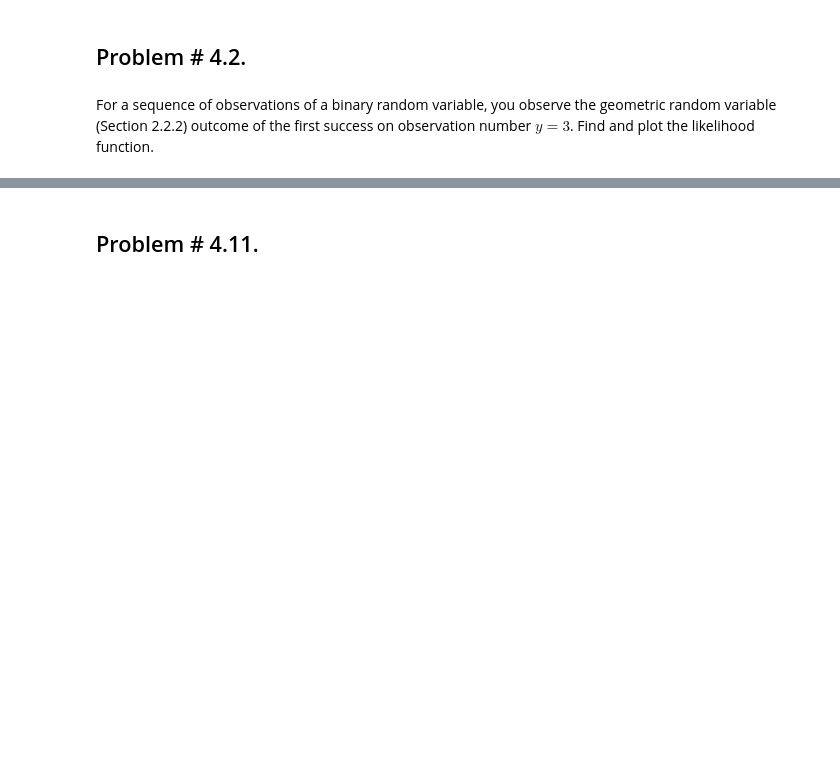
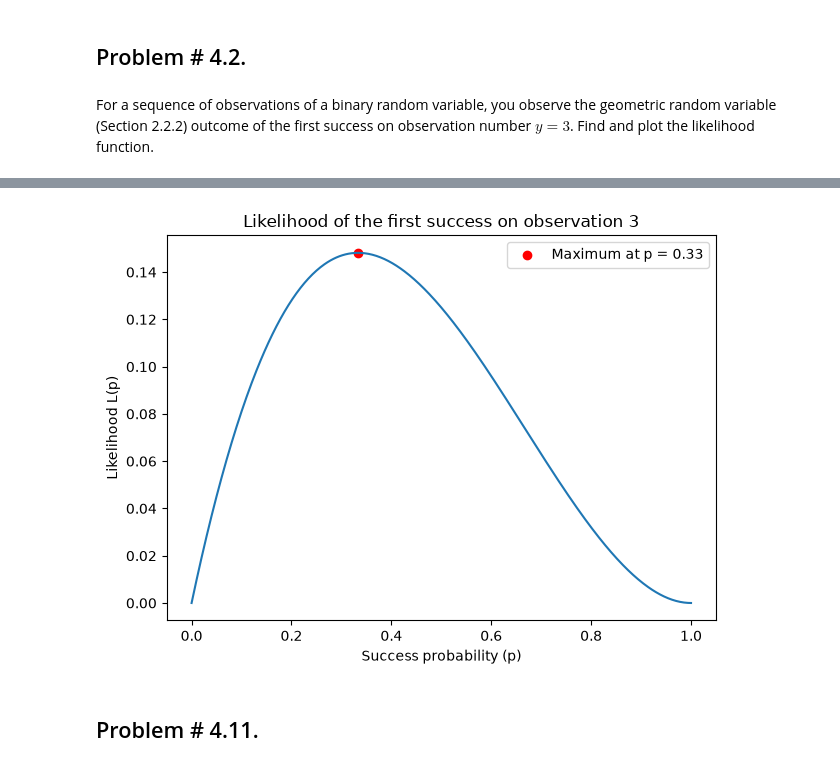
Before and after one commit to frangu617/USD, a Jupyter notebook: AAI_500/M4_Assignments/AAI_500_M4_Assignment.ipynb, the cells around one changed output, grey strips where cells are left out. Cells and saved outputs as stored; diff of their text form; code cells hidden in the pictures; blank space fills up the shorter version.

```diff
--- a/AAI_500/M4_Assignments/AAI_500_M4_Assignment.ipynb
+++ b/AAI_500/M4_Assignments/AAI_500_M4_Assignment.ipynb
@@ -106,3 +89,16 @@ the likelihood function.
+# %%
+p_grid = np.linspace(0, 1, 501)
+likelihood = (1 - p_grid)**2 * p_grid
+plt.plot(p_grid, likelihood)
+plt.scatter([1/3], [4/27], color='red', label='Maximum at p = 0.33')
+plt.xlabel('Success probability (p)')
+plt.ylabel('Likelihood L(p)')
+plt.title('Likelihood of the first success on observation 3')
+plt.legend()
+plt.tight_layout()
+plt.show()
+# %% [output]
+[figure, added]
 # %% [markdown]
 ## Problem # 4.11.
 # %% [markdown]
```
Also changed, not shown: parts of 43 cells of this notebook, 4 other files.
